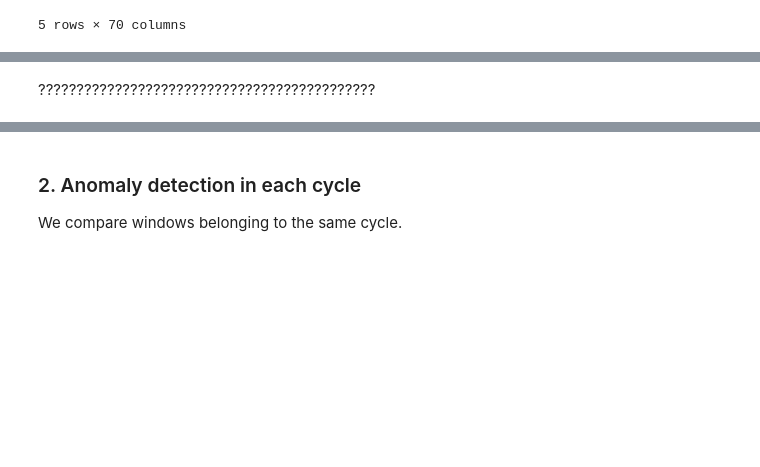
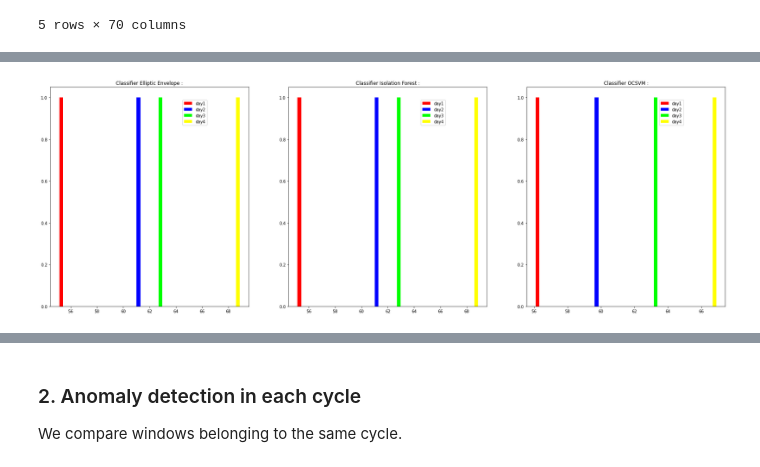
Before and after one commit to adechelette/machine-learning, a Jupyter notebook: 13 - Anomaly Detection/be_anomaly_detection-3.ipynb, the cells around one changed output, grey strips where cells are left out. Saved outputs shown, nothing was run; the diff lists cells and outputs as text; code cells hidden in the pictures; blank space fills up the shorter version.

```diff
--- a/13 - Anomaly Detection/be_anomaly_detection-3.ipynb
+++ b/13 - Anomaly Detection/be_anomaly_detection-3.ipynb
@@ -238,2 +267,16 @@ day :  4
-# %% [markdown]
-????????????????????????????????????????????
+# %%
+# Visualization of the different days for each method
+
+_, axes = plt.subplots(1,3,figsize=(30,10))
+colors = ['red', 'blue', 'lime', 'yellow']
+labels = ['day1', 'day2', 'day3', 'day4']
+
+for i, (clf_name, _) in enumerate(classifiers.items()):
+    L_anomalies_flattend = [item for sublist in L_anomalies[i] for item in sublist]
+
+    axes[i].hist(np.reshape(np.asarray(L_anomalies_flattend), (1,4)), bins = 10, color=colors, label=labels)
+    axes[i].set_title('Classifier ' + clf_name + ' :')
+
+    axes[i].legend(loc='upper right', bbox_to_anchor=(0.3, 0.45, 0.5, 0.5))
+# %% [output]
+[figure, added]
```
Also changed, not shown: parts of 29 cells of this notebook, 4 other files.
